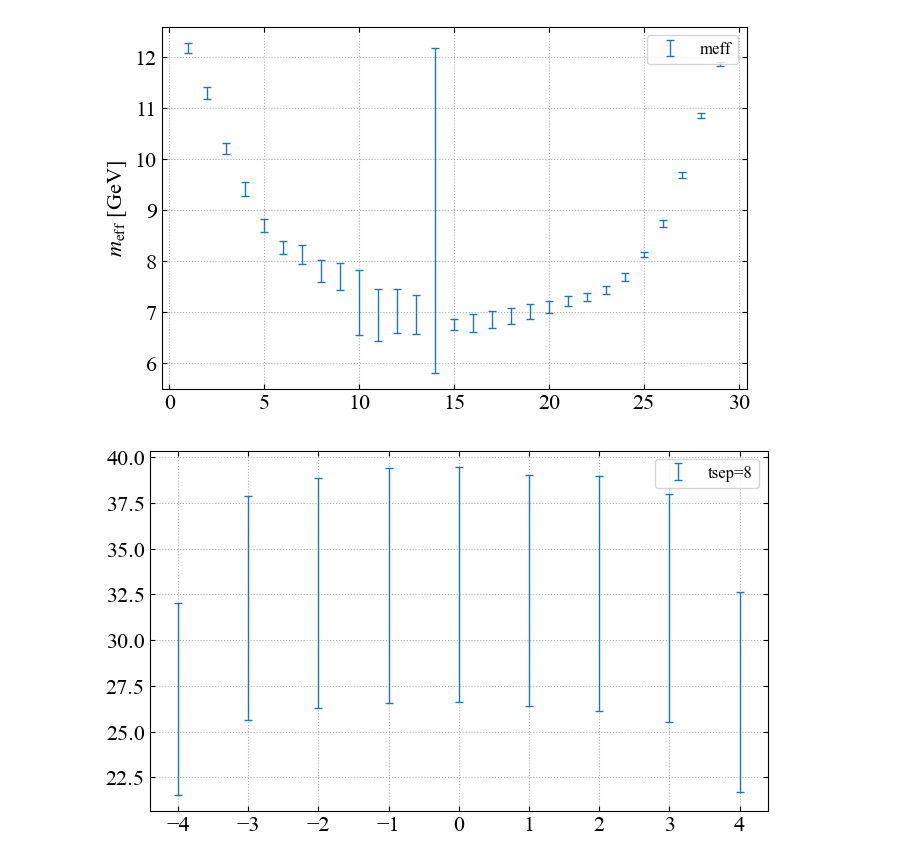
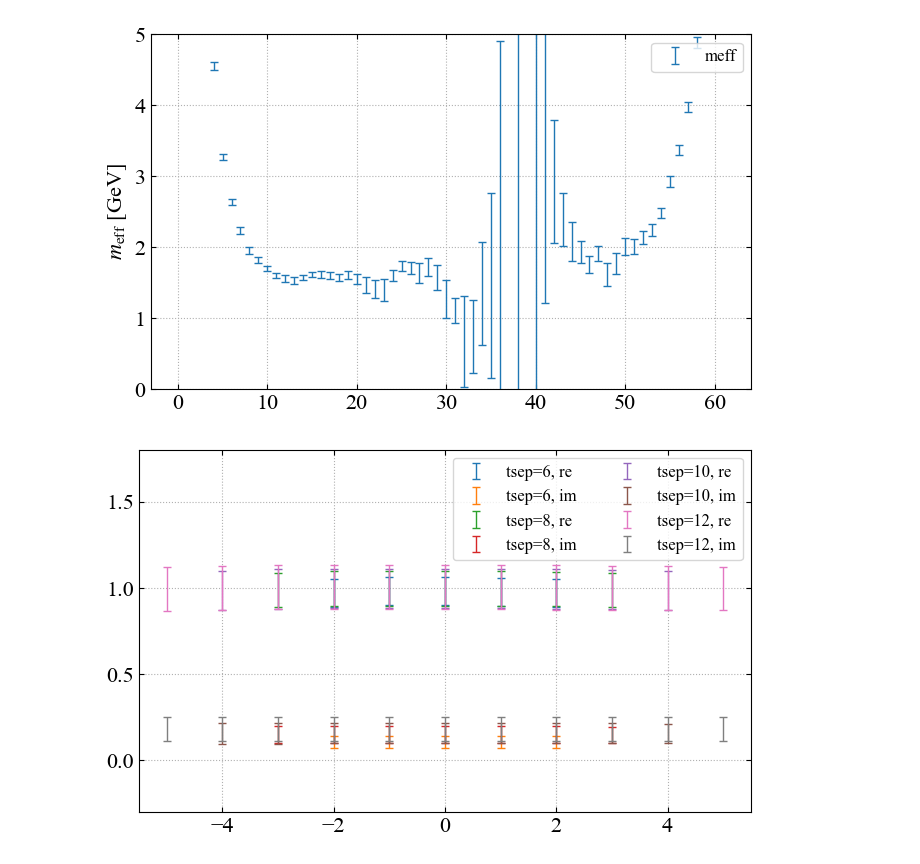
Before and after one commit to Greyyy-HJC/gpt_benchmark, a Jupyter notebook: examples/proton_qpdf/read.ipynb, the cells around one changed output. Cells and saved outputs as stored; diff of their text form; code cells hidden in the pictures.

```diff
--- a/examples/proton_qpdf/read.ipynb
+++ b/examples/proton_qpdf/read.ipynb
@@ -10,14 +10,14 @@ from lametlat.preprocess.read_raw import pt2_to_meff
 
 a = 0.06
 # %%
-data_path = "output/S8T32_Cg5_proton_PDF.h5"
+data_path = "output/c4864_hyp_proton_PDF.h5"
 
 # read data
 f = h5.File(data_path, 'r')
 
 # read 2pt data
-pt2_real = (f['2pt']['px0_py0_pz0_pt0']['gamma_I']['real'][:] - f['2pt']['px0_py0_pz0_pt0']['gamma_T']['real'][:])/4
-pt2_imag = (f['2pt']['px0_py0_pz0_pt0']['gamma_I']['imag'][:] - f['2pt']['px0_py0_pz0_pt0']['gamma_T']['imag'][:])/4
+pt2_real = (f['2pt']['px0_py0_pz0_pt0']['gamma_I']['real'][:] + f['2pt']['px0_py0_pz0_pt0']['gamma_T']['real'][:])/4
+pt2_imag = (f['2pt']['px0_py0_pz0_pt0']['gamma_I']['imag'][:] + f['2pt']['px0_py0_pz0_pt0']['gamma_T']['imag'][:])/4
 
 pt2_real_jk = jackknife(pt2_real)
 pt2_imag_jk = jackknife(pt2_imag)
@@ -26,5 +26,5 @@ pt2_real_jk_avg = jk_ls_avg(pt2_real_jk)
 pt2_imag_jk_avg = jk_ls_avg(pt2_imag_jk)
 
 print(np.shape(pt2_real_jk_avg))
-print(pt2_real_jk_avg[:20])
+print(pt2_real_jk_avg[:])
 # %% [output]
@@ -40,36 +49,39 @@ fig, ax = default_plot()
 ax.errorbar(np.arange(len(meff)), gv.mean(meff), gv.sdev(meff), label='meff', **errorb)
 ax.legend(loc="upper right", ncol=2, **fs_small_p)
 ax.set_ylabel(r"$m_{\rm eff}$ [GeV]", **fs_p)
+ax.set_ylim(0, 5)
 plt.tight_layout()
 plt.show()
 # %% [output]
-[figure, old version]
+[figure, new version]
 # %%
 z = 0
-tau_cut = 0
+tau_cut = 1
 
 fig, ax = default_plot()
 
-for tsep in [8]:
+for tsep in [6, 8, 10, 12]:
     # read 3pt data
     pt3_real = f['3pt']['px0_py0_pz0_pt0'][f'tsep_{tsep}'][f'z_{z}']['down']['PpSzp']['gamma_T']['real']
     pt3_imag = f['3pt']['px0_py0_pz0_pt0'][f'tsep_{tsep}'][f'z_{z}']['down']['PpSzp']['gamma_T']['imag']
 
     pt3_real_jk = jackknife(pt3_real)
     pt3_imag_jk = jackknife(pt3_imag)
 
     pt3_real_jk_avg = jk_ls_avg(pt3_real_jk)
     pt3_imag_jk_avg = jk_ls_avg(pt3_imag_jk)
 
-    ratio_re = pt3_real_jk_avg[tau_cut:tsep+1-tau_cut] / pt2_real_jk_avg[tsep]
-    ratio_im = pt3_imag_jk_avg[tau_cut:tsep+1-tau_cut] / pt2_real_jk_avg[tsep]
+    ratio_re = - pt3_real_jk_avg[tau_cut:tsep+1-tau_cut] / pt2_real_jk_avg[tsep]
+    ratio_im = - pt3_imag_jk_avg[tau_cut:tsep+1-tau_cut] / pt2_real_jk_avg[tsep]
 
     tau_ls = np.arange(tau_cut, tsep+1-tau_cut) - tsep/2
 
-    ax.errorbar(tau_ls, gv.mean(ratio_re), gv.sdev(ratio_re), label=f'tsep={tsep}', **errorb)
+    ax.errorbar(tau_ls, gv.mean(ratio_re), gv.sdev(ratio_re), label=f'tsep={tsep}, re', **errorb)
+    ax.errorbar(tau_ls, gv.mean(ratio_im), gv.sdev(ratio_im), label=f'tsep={tsep}, im', **errorb)
 
 ax.legend(loc="upper right", ncol=2, **fs_small_p)
+ax.set_ylim(-0.3, 1.8)
 plt.tight_layout()
 plt.show()
 # %% [output]
-[figure, old version]
+[figure, new version]
```
Also changed, not shown: parts of 2 cells of this notebook, 5 other files.
